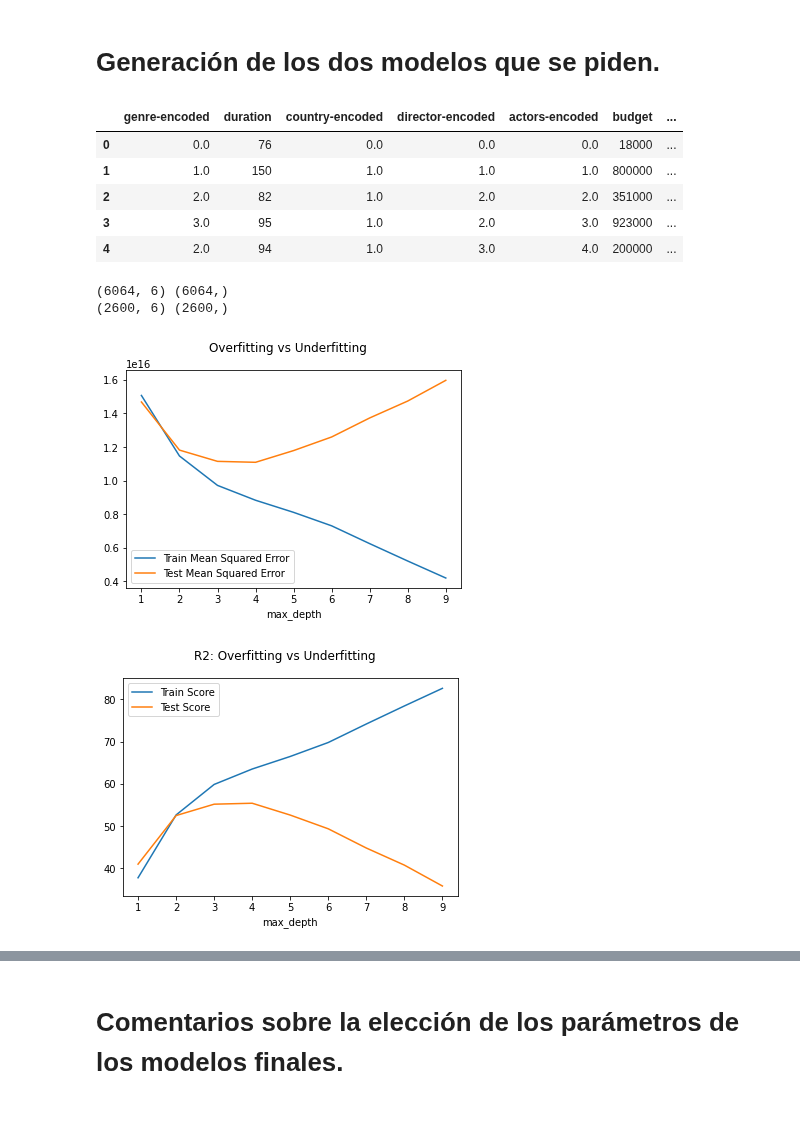
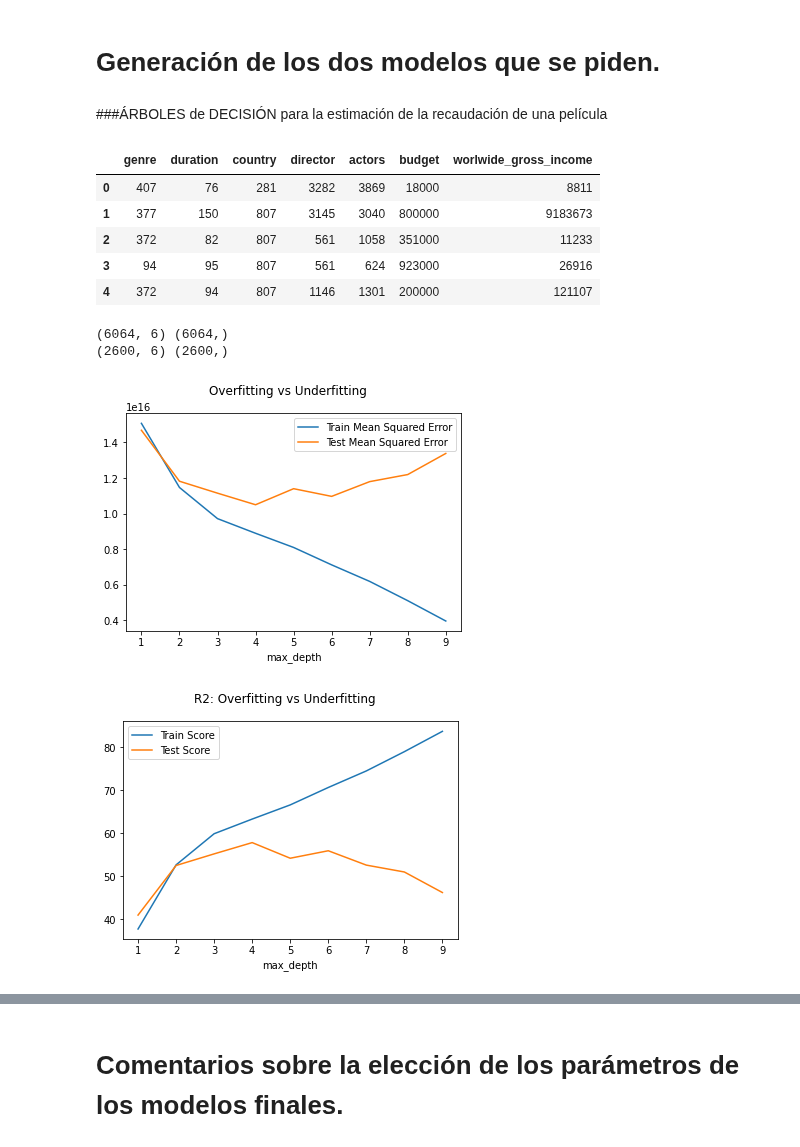
Before and after one commit to JALVARADORUIZ/Magister_BigData_UB, a Jupyter notebook: M6_AI1_AlvaradoRuizJoseArmando.ipynb, the cells around one changed output, grey strips where cells are left out. Drawn from its saved outputs; the diff is of its cells as text; code cells hidden in the pictures; blank space fills up the shorter version.

```diff
--- a/M6_AI1_AlvaradoRuizJoseArmando.ipynb
+++ b/M6_AI1_AlvaradoRuizJoseArmando.ipynb
@@ -59,7 +59,7 @@ from sklearn.tree import plot_tree
 # %% [markdown]
 # Carga de Datos y visualización general
 # %%
-file_name = '/content/act2_IMDb movies_ml.csv'
+file_name = '/content/data/act2_IMDb movies_ml.csv'
 df = pd.read_csv(file_name, sep=';', decimal=',')
 # %% [markdown]
 Visualización de los primeros 10 registros del dataset.
@@ -135,20 +129,11 @@ list_countries = df.country.unique()
-# %%
-# Creamos el codificador indicandole el orden de la variables. Se utiliza la funcion OrdinalEncoder de skit-learn
-encoder_actors = OrdinalEncoder(categories=[list_actors])
-encoder_directors = OrdinalEncoder(categories=[list_directors])
-encoder_genres = OrdinalEncoder(categories=[list_genres])
-encoder_countries = OrdinalEncoder(categories=[list_countries])
-
-# Ajustamos el codificador con las variables "actors,director,genre y country" y las transformamos:
-encoder_actors.fit(df[["actors"]])
-encoder_directors.fit(df[["director"]])
-encoder_genres.fit(df[["genre"]])
-encoder_countries.fit(df[["country"]])
-
-# Genero nuevas variables con la asignación numerica de las variables categoricas:
-
-df["actors-encoded"] = encoder_actors.transform(df[["actors"]])
-df["director-encoded"] = encoder_directors.transform(df[["director"]])
-df["genre-encoded"] = encoder_genres.transform(df[["genre"]])
-df["country-encoded"] = encoder_countries.transform(df[["country"]])
+# %%
+encoder_actors = LabelEncoder()
+encoder_directors = LabelEncoder()
+encoder_genres = LabelEncoder()
+encoder_countries = LabelEncoder()
+
+df["actors"] = encoder_actors.fit_transform(df["actors"].values)
+df["director"] = encoder_actors.fit_transform(df["director"].values)
+df["genre"] = encoder_actors.fit_transform(df["genre"].values)
+df["country"] = encoder_actors.fit_transform(df["country"].values)
 # %%
@@ -213,20 +199,21 @@ df.head(10)
 # %% [markdown]
 # Generación de los dos modelos que se piden.
+# %% [markdown]
+###ÁRBOLES de DECISIÓN para la estimación de la recaudación de una película
 # %%
-#Aplicar el algoritmo de ÁRBOLES de DECISIÓN para la estimación de la recaudación de una película,
+# Aplicar el algoritmo de ÁRBOLES de DECISIÓN para la estimación de la recaudación de una película,
 #dadas las variables: genre, duration, country, director, actors y Budget.
 
 # Generamos un nuevo dataset con las variables de nuestro interes, se utilizan las variables numericas:
-df_recaudacion = df[["genre-encoded","duration","country-encoded","director-encoded","actors-encoded",
-                     "budget","worlwide_gross_income"]]
+df_recaudacion = df[["genre","duration","country","director","actors","budget","worlwide_gross_income"]]
 df_recaudacion.head(5)
 # %% [output]
-|  | genre-encoded | duration | country-encoded | director-encoded | actors-encoded | budget | ... |
-| 0 | 0.0 | 76 | 0.0 | 0.0 | 0.0 | 18000 | ... |
-| 1 | 1.0 | 150 | 1.0 | 1.0 | 1.0 | 800000 | ... |
-| 2 | 2.0 | 82 | 1.0 | 2.0 | 2.0 | 351000 | ... |
-| 3 | 3.0 | 95 | 1.0 | 2.0 | 3.0 | 923000 | ... |
-| 4 | 2.0 | 94 | 1.0 | 3.0 | 4.0 | 200000 | ... |
+|  | genre | duration | country | director | actors | budget | worlwide_gross_income |
+| 0 | 407 | 76 | 281 | 3282 | 3869 | 18000 | 8811 |
+| 1 | 377 | 150 | 807 | 3145 | 3040 | 800000 | 9183673 |
+| 2 | 372 | 82 | 807 | 561 | 1058 | 351000 | 11233 |
+| 3 | 94 | 95 | 807 | 561 | 624 | 923000 | 26916 |
+| 4 | 372 | 94 | 807 | 1146 | 1301 | 200000 | 121107 |
 # %%
 # Separamos el dataframe en variables predictoras (X) y variable respuesta (y)
 X = df_recaudacion.iloc[:,0:-1]
@@ -278,7 +265,7 @@ plt.suptitle("Overfitting vs Underfitting")
 plt.legend()
 plt.show();
 # %% [output]
-[figure, old version]
+[figure, new version]
 # %%
 df_model1["score_train"].plot(label="Train Score")
 df_model1["score_test"].plot(label="Test Score")
@@ -286,5 +273,5 @@ plt.suptitle("R2: Overfitting vs Underfitting")
 plt.legend()
 plt.show();
 # %% [output]
-[figure, old version]
+[figure, new version]
 # %%
```
Also changed, not shown: parts of 22 cells of this notebook.
